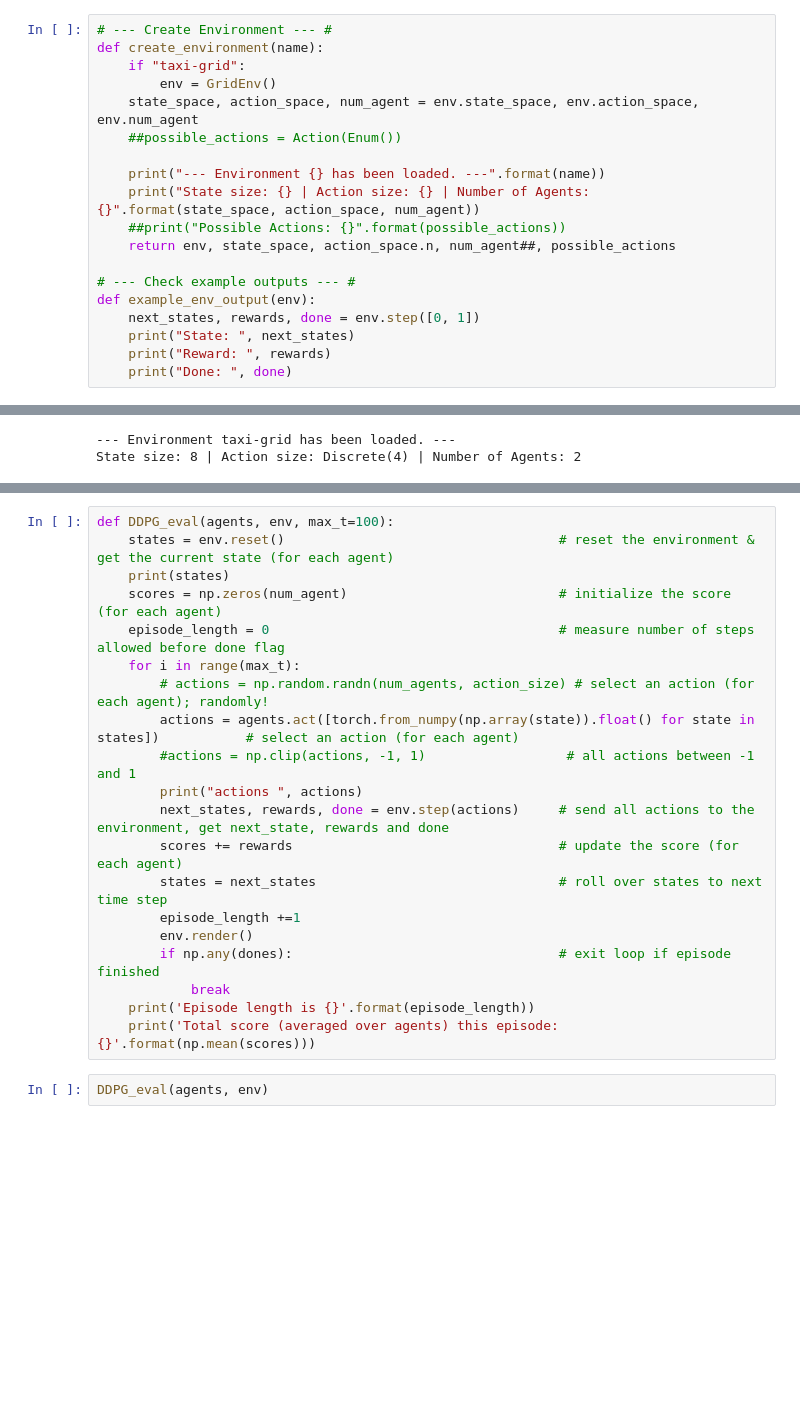
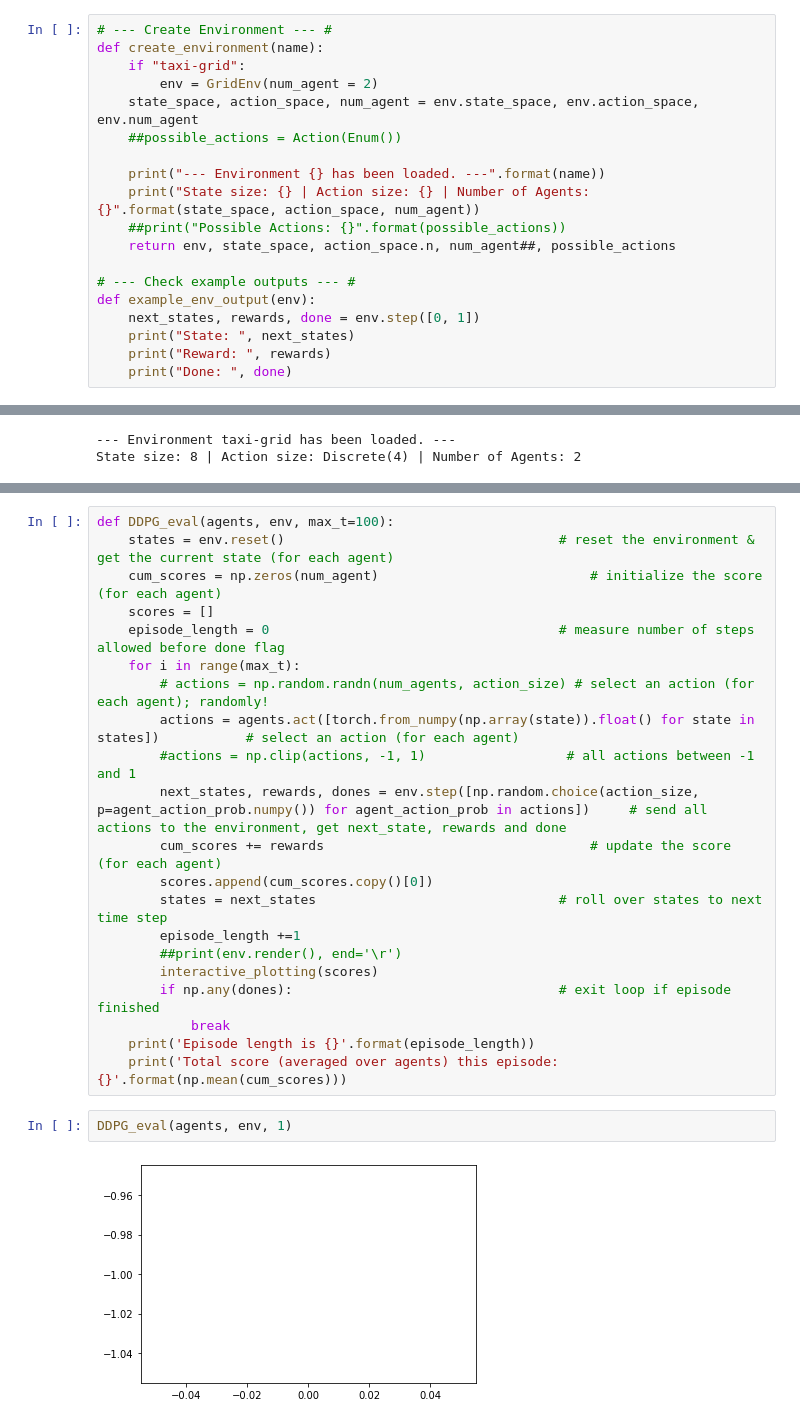
Before and after one commit to applied-exploration/multi-drl, a Jupyter notebook: agent/test_training.ipynb, the cells around one changed output, grey strips where cells are left out. Drawn from its saved outputs; the diff is of its cells as text; blank space fills up the shorter version.

```diff
--- a/agent/test_training.ipynb
+++ b/agent/test_training.ipynb
@@ -37,7 +42,7 @@ import torch.nn.functional as F
 # --- Create Environment --- #
 def create_environment(name):
     if "taxi-grid":
-        env = GridEnv()
+        env = GridEnv(num_agent = 2)
     state_space, action_space, num_agent = env.state_space, env.action_space, env.num_agent
     ##possible_actions = Action(Enum())
 
@@ -80,23 +85,25 @@ Replay Buffer:: Buffer Size: 100000 | Sampled Batch size: 128
 # %%
 def DDPG_eval(agents, env, max_t=100):
     states = env.reset()                                   # reset the environment & get the current state (for each agent)
-    print(states)
-    scores = np.zeros(num_agent)                           # initialize the score (for each agent)
+    cum_scores = np.zeros(num_agent)                           # initialize the score (for each agent)
+    scores = []
     episode_length = 0                                     # measure number of steps allowed before done flag
     for i in range(max_t):
         # actions = np.random.randn(num_agents, action_size) # select an action (for each agent); randomly!
         actions = agents.act([torch.from_numpy(np.array(state)).float() for state in states])           # select an action (for each agent)
         #actions = np.clip(actions, -1, 1)                  # all actions between -1 and 1
-        print("actions ", actions)
-        next_states, rewards, done = env.step(actions)     # send all actions to the environment, get next_state, rewards and done
-        scores += rewards                                  # update the score (for each agent)
+        next_states, rewards, dones = env.step([np.random.choice(action_size, p=agent_action_prob.numpy()) for agent_action_prob in actions])     # send all actions to the environment, get next_state, rewards and done
+        cum_scores += rewards                                  # update the score (for each agent)
+        scores.append(cum_scores.copy()[0])
         states = next_states                               # roll over states to next time step
         episode_length +=1
-        env.render()
+        ##print(env.render(), end='\r')
+        interactive_plotting(scores)
         if np.any(dones):                                  # exit loop if episode finished
             break
     print('Episode length is {}'.format(episode_length))
-    print('Total score (averaged over agents) this episode: {}'.format(np.mean(scores)))
+    print('Total score (averaged over agents) this episode: {}'.format(np.mean(cum_scores)))
 # %%
-DDPG_eval(agents, env)
+DDPG_eval(agents, env, 1)
 # %% [output]
+[figure, added]
```
Also changed, not shown: parts of 9 cells of this notebook, 12 other files.
